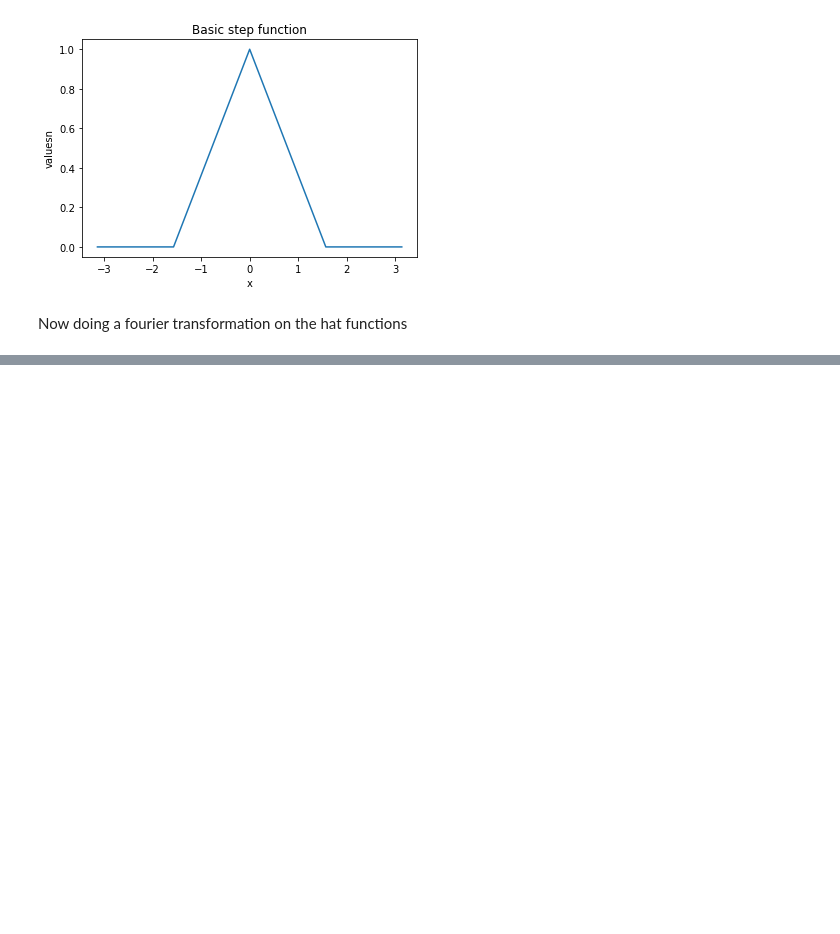
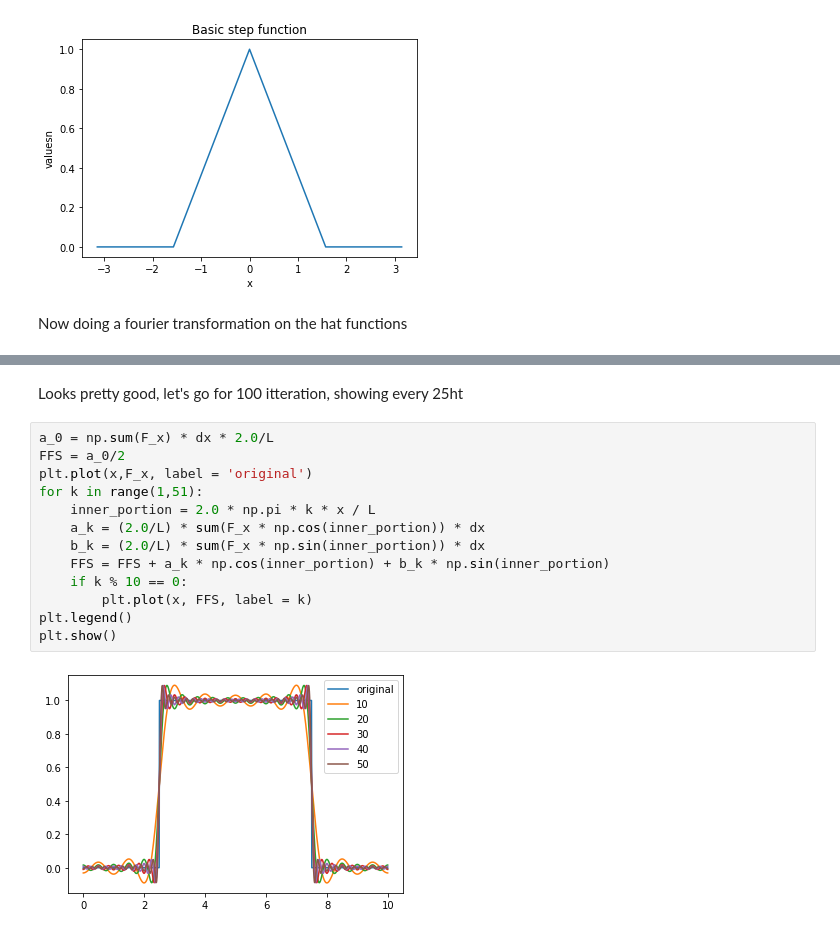
Before and after one commit to DuckieNukeEm/data_driven_science_and_engineering, a Jupyter notebook: Ch2/Chapter 2 - Fourier Transformations.ipynb, the cells around one changed output, grey strips where cells are left out. Cells and saved outputs as stored; diff of their text form; blank space fills up the shorter version.

```diff
--- a/Ch2/Chapter 2 - Fourier Transformations.ipynb
+++ b/Ch2/Chapter 2 - Fourier Transformations.ipynb
@@ -94,0 +101,17 @@ $\Biggl\{\begin{align*}
+# %% [markdown]
+Looks pretty good, let's go for 100 itteration, showing every 25ht
+# %%
+a_0 = np.sum(F_x) * dx * 2.0/L
+FFS = a_0/2
+plt.plot(x,F_x, label = 'original')
+for k in range(1,51):
+    inner_portion = 2.0 * np.pi * k * x / L
+    a_k = (2.0/L) * sum(F_x * np.cos(inner_portion)) * dx
+    b_k = (2.0/L) * sum(F_x * np.sin(inner_portion)) * dx
+    FFS = FFS + a_k * np.cos(inner_portion) + b_k * np.sin(inner_portion)
+    if k % 10 == 0:
+        plt.plot(x, FFS, label = k)
+plt.legend()
+plt.show()
+# %% [output]
+[figure, added]
```
Also changed, not shown: parts of 8 cells of this notebook.
